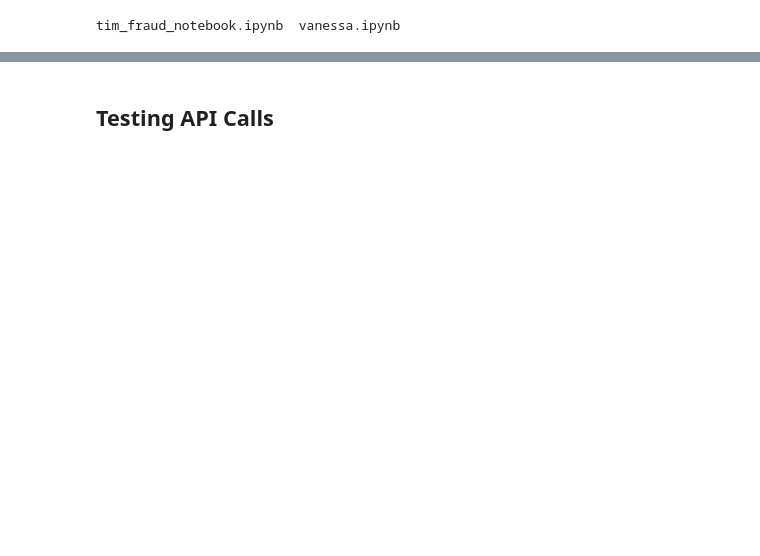
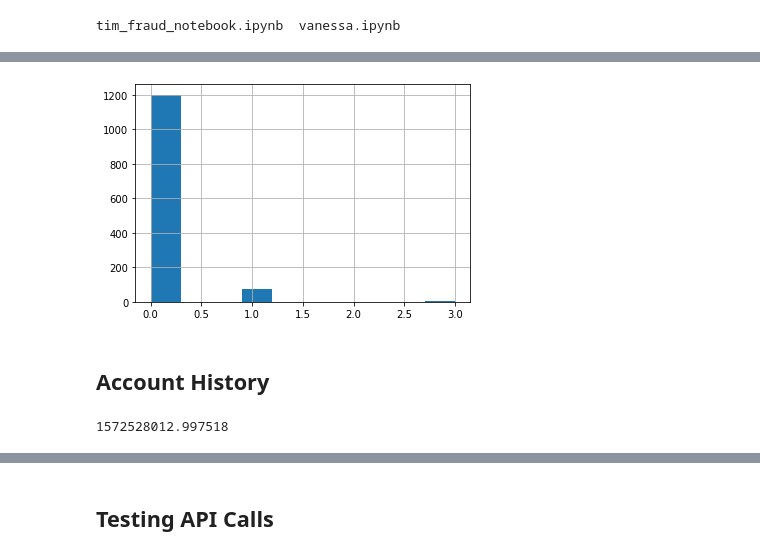
Before and after one commit to vanessapolliard/fraud-case-study, a Jupyter notebook: notebooks/vanessa.ipynb, the cells around one changed output, grey strips where cells are left out. Saved outputs shown, nothing was run; the diff lists cells and outputs as text; code cells hidden in the pictures; blank space fills up the shorter version.

```diff
--- a/notebooks/vanessa.ipynb
+++ b/notebooks/vanessa.ipynb
@@ -46,0 +125,11 @@ df['delivery_method'].value_counts()
+# %%
+df[df['Fraud'] == True].delivery_method.hist();
+# %% [output]
+[figure, added]
+# %% [markdown]
+## Account History
+# %%
+import time
+time.time()
+# %% [output]
+1572528012.997518
```
Also changed, not shown: parts of 69 cells of this notebook, 1 other file.
